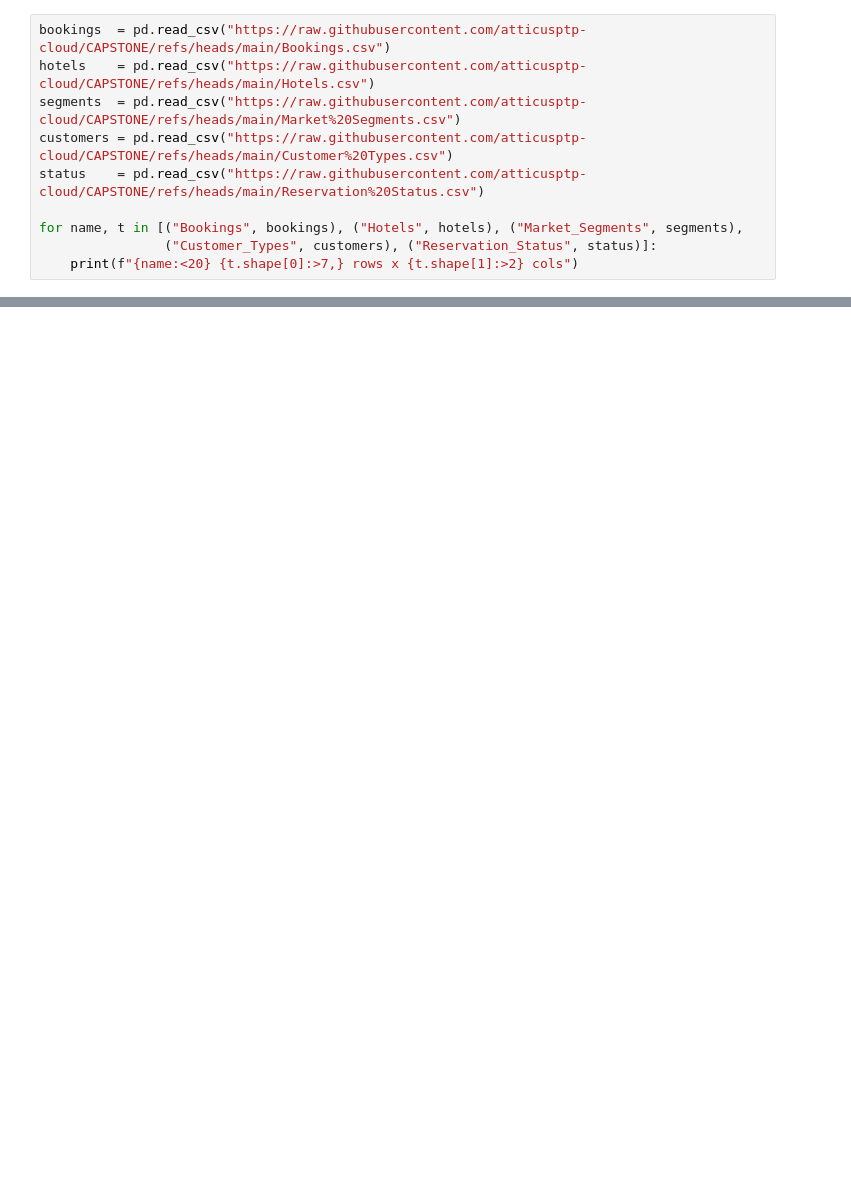
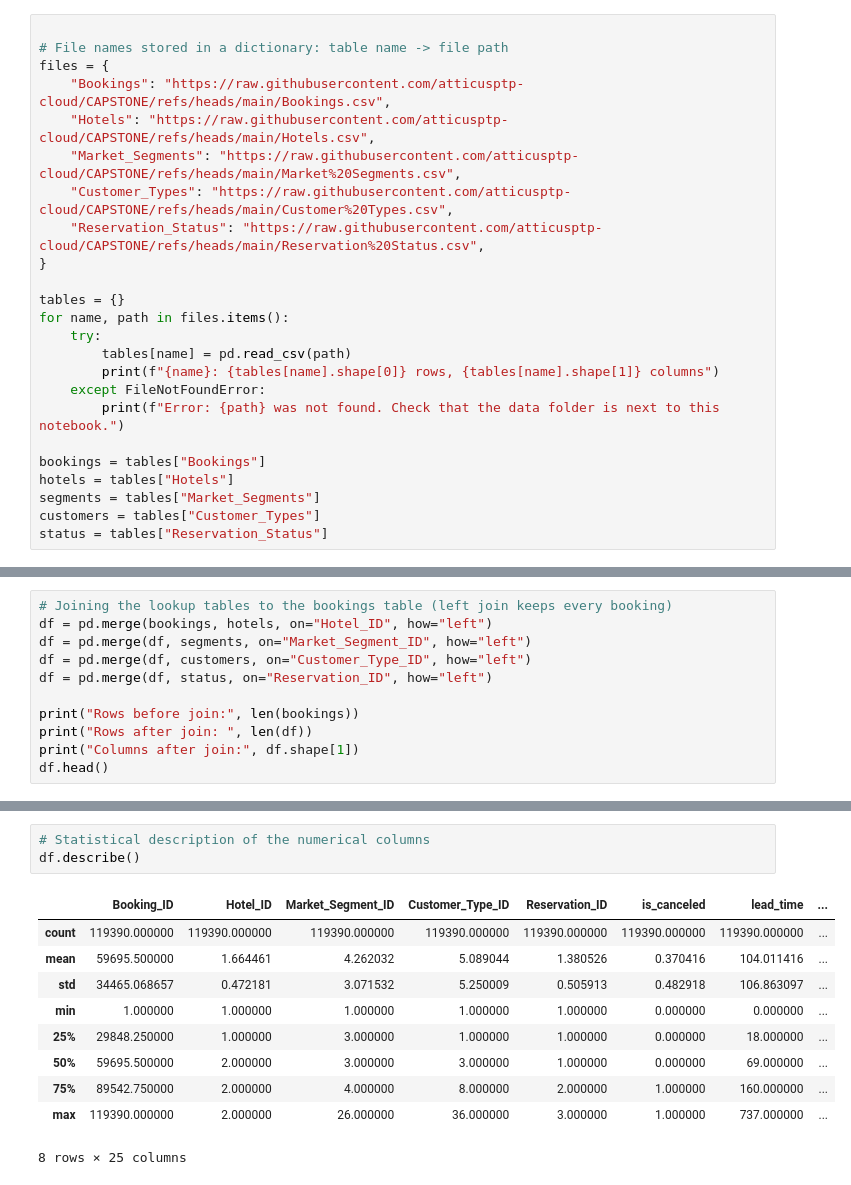
Before and after one commit to atticusptp-cloud/CAPSTONE, a Jupyter notebook: capstone_analysis.ipynb, the cells around one changed output, grey strips where cells are left out. Drawn from its saved outputs; the diff is of its cells as text; blank space fills up the shorter version.

```diff
--- a/capstone_analysis.ipynb
+++ b/capstone_analysis.ipynb
@@ -13,11 +13,25 @@ from pathlib import Path
 # %%
-bookings  = pd.read_csv("https://raw.githubusercontent.com/atticusptp-cloud/CAPSTONE/refs/heads/main/Bookings.csv")
-hotels    = pd.read_csv("https://raw.githubusercontent.com/atticusptp-cloud/CAPSTONE/refs/heads/main/Hotels.csv")
-segments  = pd.read_csv("https://raw.githubusercontent.com/atticusptp-cloud/CAPSTONE/refs/heads/main/Market%20Segments.csv")
-customers = pd.read_csv("https://raw.githubusercontent.com/atticusptp-cloud/CAPSTONE/refs/heads/main/Customer%20Types.csv")
-status    = pd.read_csv("https://raw.githubusercontent.com/atticusptp-cloud/CAPSTONE/refs/heads/main/Reservation%20Status.csv")
 
-for name, t in [("Bookings", bookings), ("Hotels", hotels), ("Market_Segments", segments),
-                ("Customer_Types", customers), ("Reservation_Status", status)]:
-    print(f"{name:<20} {t.shape[0]:>7,} rows x {t.shape[1]:>2} cols")
+# File names stored in a dictionary: table name -> file path
+files = {
+    "Bookings": "https://raw.githubusercontent.com/atticusptp-cloud/CAPSTONE/refs/heads/main/Bookings.csv",
+    "Hotels": "https://raw.githubusercontent.com/atticusptp-cloud/CAPSTONE/refs/heads/main/Hotels.csv",
+    "Market_Segments": "https://raw.githubusercontent.com/atticusptp-cloud/CAPSTONE/refs/heads/main/Market%20Segments.csv",
+    "Customer_Types": "https://raw.githubusercontent.com/atticusptp-cloud/CAPSTONE/refs/heads/main/Customer%20Types.csv",
+    "Reservation_Status": "https://raw.githubusercontent.com/atticusptp-cloud/CAPSTONE/refs/heads/main/Reservation%20Status.csv",
+}
+
+tables = {}
+for name, path in files.items():
+    try:
+        tables[name] = pd.read_csv(path)
+        print(f"{name}: {tables[name].shape[0]} rows, {tables[name].shape[1]} columns")
+    except FileNotFoundError:
+        print(f"Error: {path} was not found. Check that the data folder is next to this notebook.")
+
+bookings = tables["Bookings"]
+hotels = tables["Hotels"]
+segments = tables["Market_Segments"]
+customers = tables["Customer_Types"]
+status = tables["Reservation_Status"]
 # %% [output]
@@ -28,0 +76,11 @@ Reservation_Status         3 rows x  2 cols
+# %%
+# Joining the lookup tables to the bookings table (left join keeps every booking)
+df = pd.merge(bookings, hotels, on="Hotel_ID", how="left")
+df = pd.merge(df, segments, on="Market_Segment_ID", how="left")
+df = pd.merge(df, customers, on="Customer_Type_ID", how="left")
+df = pd.merge(df, status, on="Reservation_ID", how="left")
+
+print("Rows before join:", len(bookings))
+print("Rows after join: ", len(df))
+print("Columns after join:", df.shape[1])
+df.head()
@@ -28,0 +129,14 @@ Reservation_Status         3 rows x  2 cols
+# %%
+# Statistical description of the numerical columns
+df.describe()
+# %% [output]
+|  | Booking_ID | Hotel_ID | Market_Segment_ID | Customer_Type_ID | Reservation_ID | is_canceled | lead_time | ... |
+| count | 119390.000000 | 119390.000000 | 119390.000000 | 119390.000000 | 119390.000000 | 119390.000000 | 119390.000000 | ... |
+| mean | 59695.500000 | 1.664461 | 4.262032 | 5.089044 | 1.380526 | 0.370416 | 104.011416 | ... |
+| std | 34465.068657 | 0.472181 | 3.071532 | 5.250009 | 0.505913 | 0.482918 | 106.863097 | ... |
+| min | 1.000000 | 1.000000 | 1.000000 | 1.000000 | 1.000000 | 0.000000 | 0.000000 | ... |
+| 25% | 29848.250000 | 1.000000 | 3.000000 | 1.000000 | 1.000000 | 0.000000 | 18.000000 | ... |
+| 50% | 59695.500000 | 2.000000 | 3.000000 | 3.000000 | 1.000000 | 0.000000 | 69.000000 | ... |
+| 75% | 89542.750000 | 2.000000 | 4.000000 | 8.000000 | 2.000000 | 1.000000 | 160.000000 | ... |
+| max | 119390.000000 | 2.000000 | 26.000000 | 36.000000 | 3.000000 | 1.000000 | 737.000000 | ... |
+8 rows × 25 columns
```
Also changed, not shown: parts of 10 cells of this notebook.
